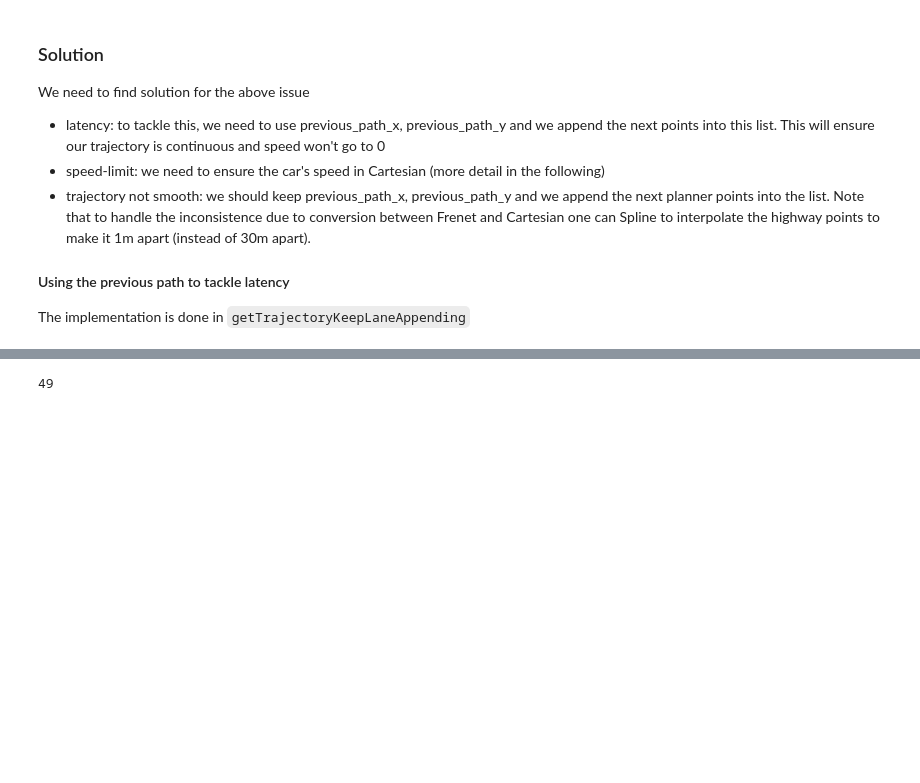
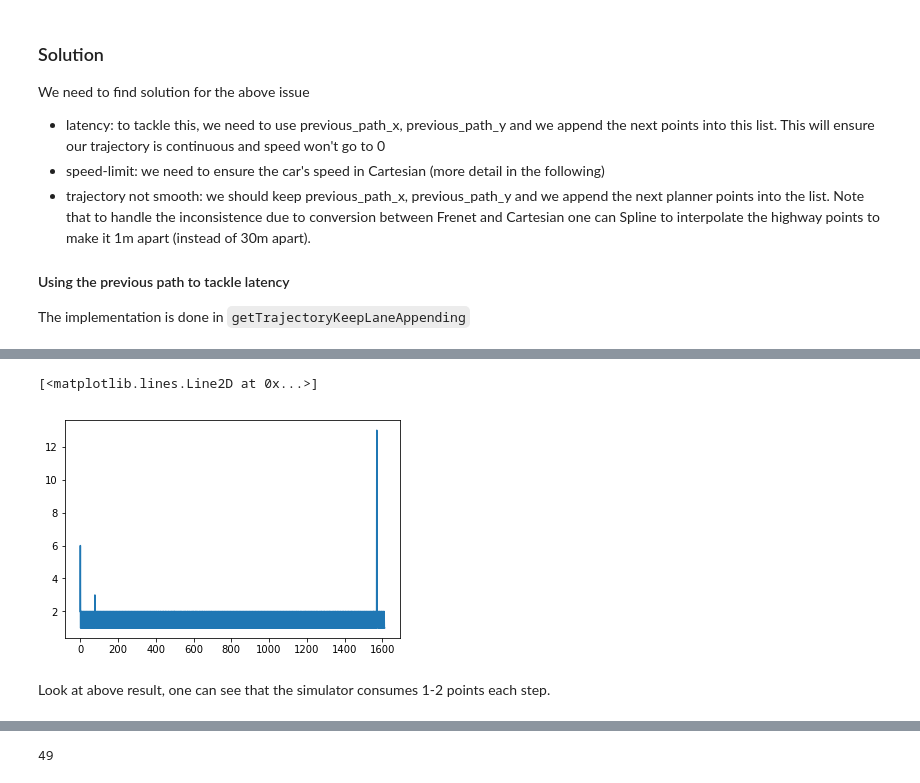
Before and after one commit to minh84/udacity_carnd, a Jupyter notebook: CarND-Term3-P1-Path-Planning/research/Path_Planning.ipynb, the cells around one changed output, grey strips where cells are left out. Drawn from its saved outputs; the diff is of its cells as text; code cells hidden in the pictures; blank space fills up the shorter version.

```diff
--- a/CarND-Term3-P1-Path-Planning/research/Path_Planning.ipynb
+++ b/CarND-Term3-P1-Path-Planning/research/Path_Planning.ipynb
@@ -207,0 +242,7 @@ plt.scatter(speed2.step, speed2.vals)
+# %%
+plt.plot(sim2_df.groupby('step').count()['x'].values[:-1])
+# %% [output]
+[<matplotlib.lines.Line2D at 0x...>]
+[figure, added]
+# %% [markdown]
+Look at above result, one can see that the simulator consumes 1-2 points each step.
```
Also changed, not shown: parts of 10 cells of this notebook, 4 other files.
